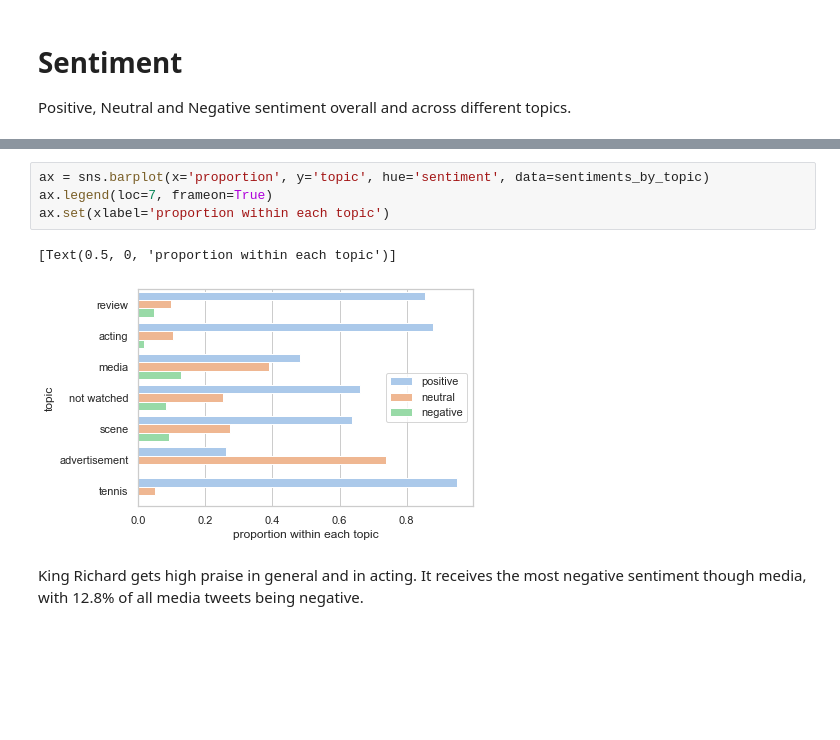
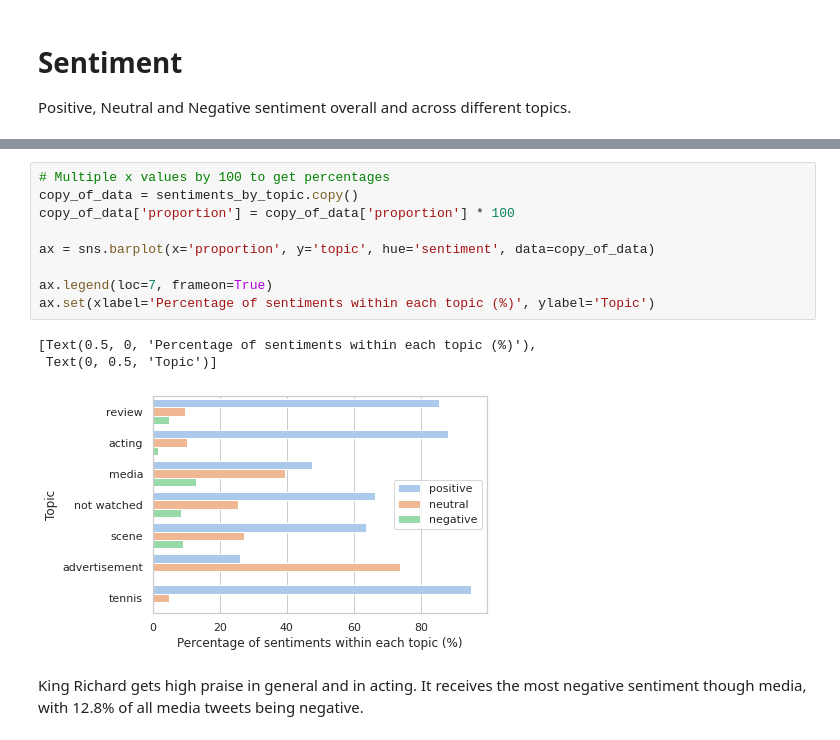
Before and after one commit to matthewgoodman13/twitter_movie_scraper, a Jupyter notebook: src/figures.ipynb, the cells around one changed output, grey strips where cells are left out. Cells and saved outputs as stored; diff of their text form; blank space fills up the shorter version.

```diff
--- a/src/figures.ipynb
+++ b/src/figures.ipynb
@@ -80,12 +86,18 @@ sentiments_by_topic
 | 19 | tennis | neutral | 0.050000 |
 | 20 | tennis | negative | 0.000000 |
 # %%
-ax = sns.barplot(x='proportion', y='topic', hue='sentiment', data=sentiments_by_topic)
+# Multiple x values by 100 to get percentages
+copy_of_data = sentiments_by_topic.copy()
+copy_of_data['proportion'] = copy_of_data['proportion'] * 100
+
+ax = sns.barplot(x='proportion', y='topic', hue='sentiment', data=copy_of_data)
+
 ax.legend(loc=7, frameon=True)
-ax.set(xlabel='proportion within each topic')
+ax.set(xlabel='Percentage of sentiments within each topic (%)', ylabel='Topic')
 # %% [output]
-[Text(0.5, 0, 'proportion within each topic')]
+[Text(0.5, 0, 'Percentage of sentiments within each topic (%)'),
+ Text(0, 0.5, 'Topic')]
-[figure, old version]
+[figure, new version]
 # %% [markdown]
 King Richard gets high praise in general and in acting. It receives the most negative sentiment though media, with 12.8% of all media tweets being negative.
 # %% [markdown]
```
Also changed, not shown: parts of 4 cells of this notebook, 3 other files.
